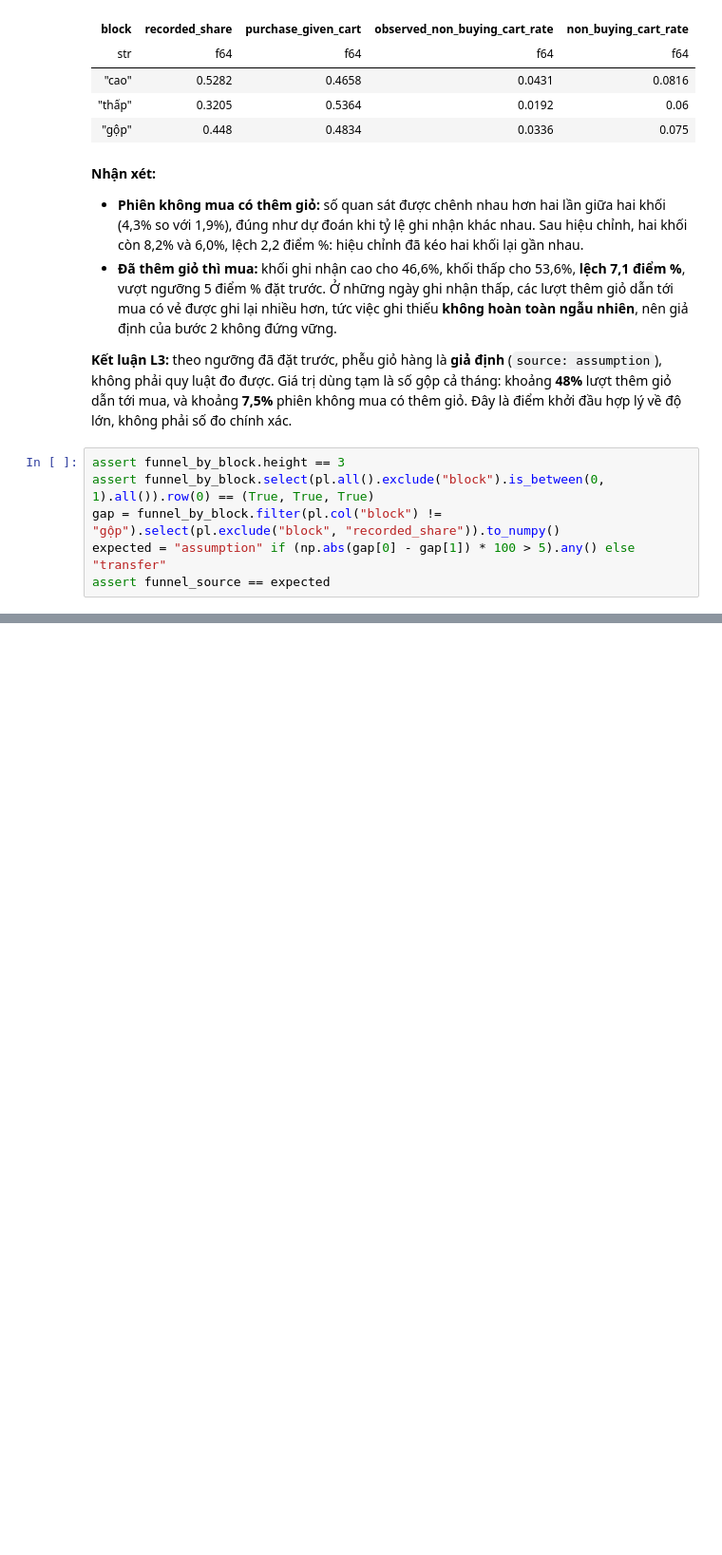
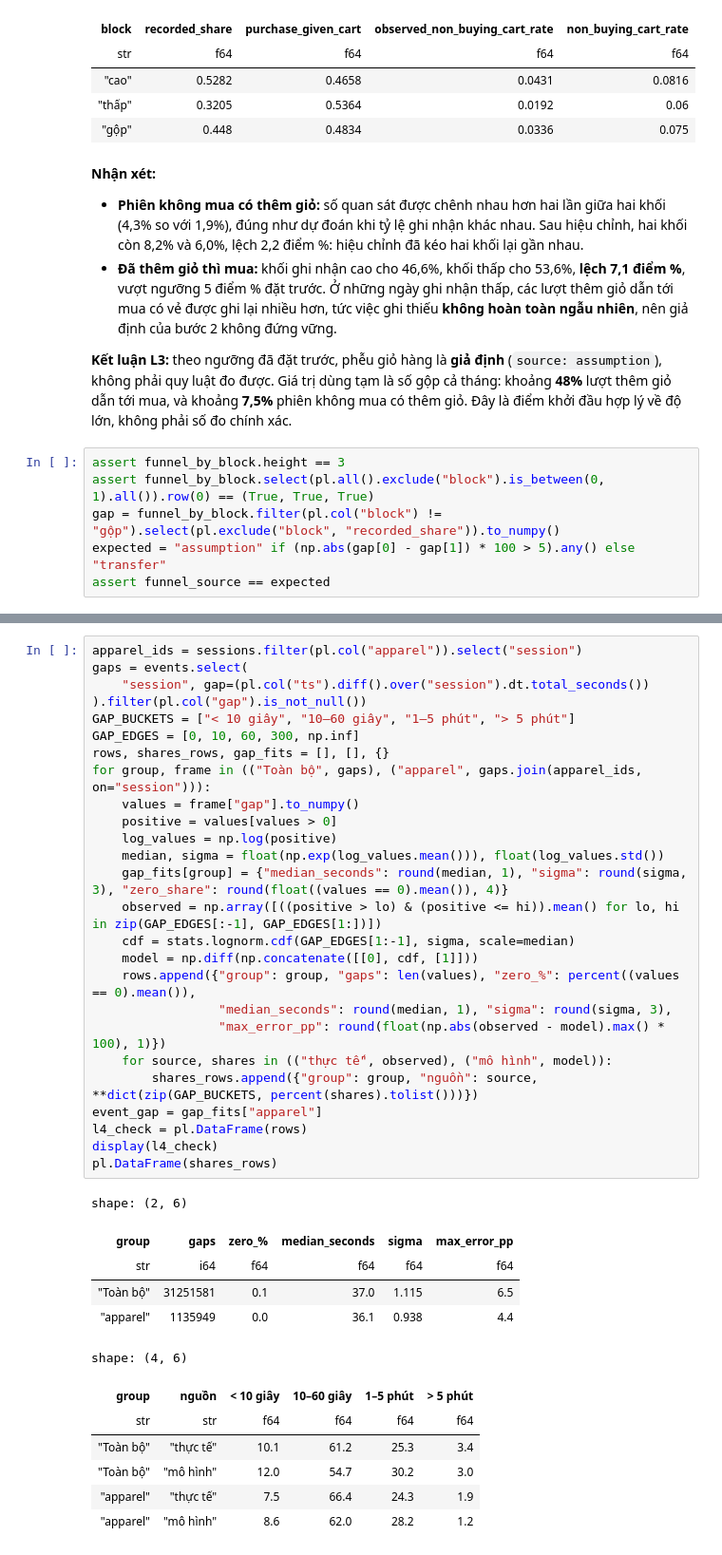
Before and after one commit to DanhTrannn/dk-ecommerce-data-platform, a Jupyter notebook: generator/notebooks/browsing_behavior_eda.ipynb, the cells around one changed output, grey strips where cells are left out. Shown at 95% size. Drawn from its saved outputs; the diff is of its cells as text; blank space fills up the shorter version.

Commit message:
feat(eda): measure event timing and product view concentration

```diff
--- a/generator/notebooks/browsing_behavior_eda.ipynb
+++ b/generator/notebooks/browsing_behavior_eda.ipynb
@@ -361,0 +366,39 @@ assert funnel_source == expected
+# %%
+apparel_ids = sessions.filter(pl.col("apparel")).select("session")
+gaps = events.select(
+    "session", gap=(pl.col("ts").diff().over("session").dt.total_seconds())
+).filter(pl.col("gap").is_not_null())
+GAP_BUCKETS = ["< 10 giây", "10–60 giây", "1–5 phút", "> 5 phút"]
+GAP_EDGES = [0, 10, 60, 300, np.inf]
+rows, shares_rows, gap_fits = [], [], {}
+for group, frame in (("Toàn bộ", gaps), ("apparel", gaps.join(apparel_ids, on="session"))):
+    values = frame["gap"].to_numpy()
+    positive = values[values > 0]
+    log_values = np.log(positive)
+    median, sigma = float(np.exp(log_values.mean())), float(log_values.std())
+    gap_fits[group] = {"median_seconds": round(median, 1), "sigma": round(sigma, 3), "zero_share": round(float((values == 0).mean()), 4)}
+    observed = np.array([((positive > lo) & (positive <= hi)).mean() for lo, hi in zip(GAP_EDGES[:-1], GAP_EDGES[1:])])
+    cdf = stats.lognorm.cdf(GAP_EDGES[1:-1], sigma, scale=median)
+    model = np.diff(np.concatenate([[0], cdf, [1]]))
+    rows.append({"group": group, "gaps": len(values), "zero_%": percent((values == 0).mean()),
+                 "median_seconds": round(median, 1), "sigma": round(sigma, 3),
+                 "max_error_pp": round(float(np.abs(observed - model).max() * 100), 1)})
+    for source, shares in (("thực tế", observed), ("mô hình", model)):
+        shares_rows.append({"group": group, "nguồn": source, **dict(zip(GAP_BUCKETS, percent(shares).tolist()))})
+event_gap = gap_fits["apparel"]
+l4_check = pl.DataFrame(rows)
+display(l4_check)
+pl.DataFrame(shares_rows)
+# %% [output]
+shape: (2, 6)
+| group | gaps | zero_% | median_seconds | sigma | max_error_pp |
+| str | i64 | f64 | f64 | f64 | f64 |
+| "Toàn bộ" | 31251581 | 0.1 | 37.0 | 1.115 | 6.5 |
+| "apparel" | 1135949 | 0.0 | 36.1 | 0.938 | 4.4 |
+shape: (4, 6)
+| group | nguồn | < 10 giây | 10–60 giây | 1–5 phút | > 5 phút |
+| str | str | f64 | f64 | f64 | f64 |
+| "Toàn bộ" | "thực tế" | 10.1 | 61.2 | 25.3 | 3.4 |
+| "Toàn bộ" | "mô hình" | 12.0 | 54.7 | 30.2 | 3.0 |
+| "apparel" | "thực tế" | 7.5 | 66.4 | 24.3 | 1.9 |
+| "apparel" | "mô hình" | 8.6 | 62.0 | 28.2 | 1.2 |
```
Also changed, not shown: parts of 7 cells of this notebook.
